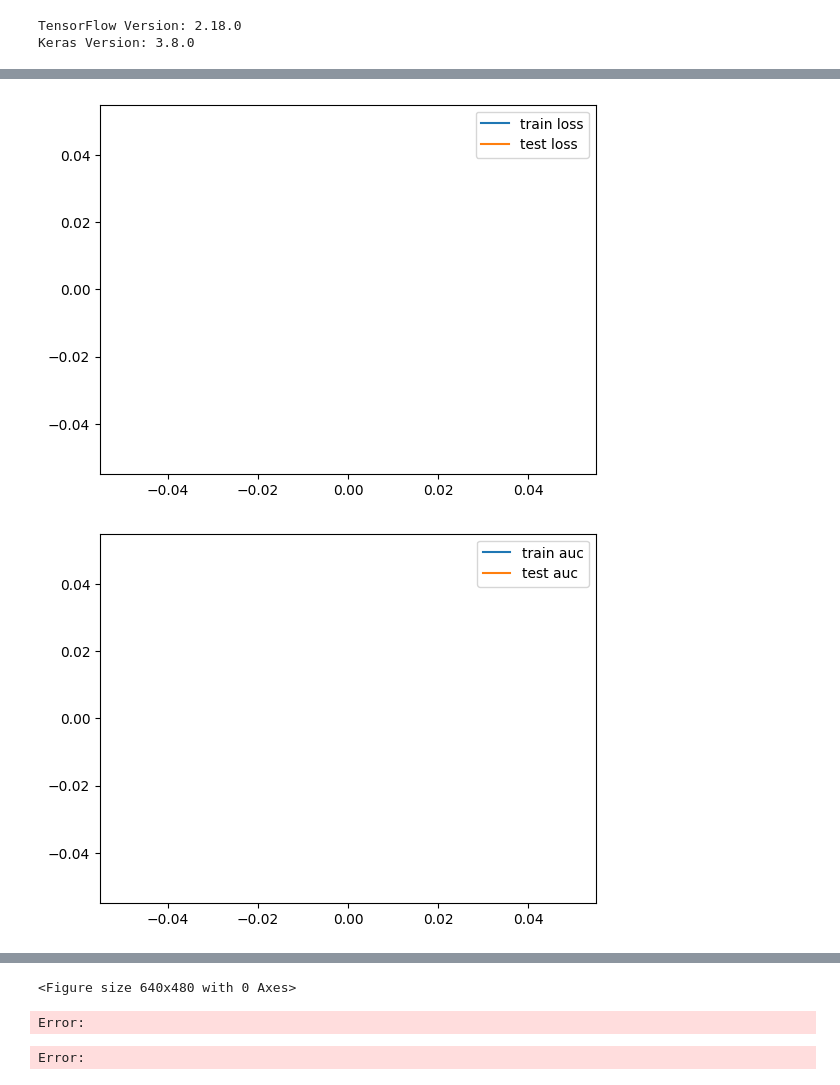
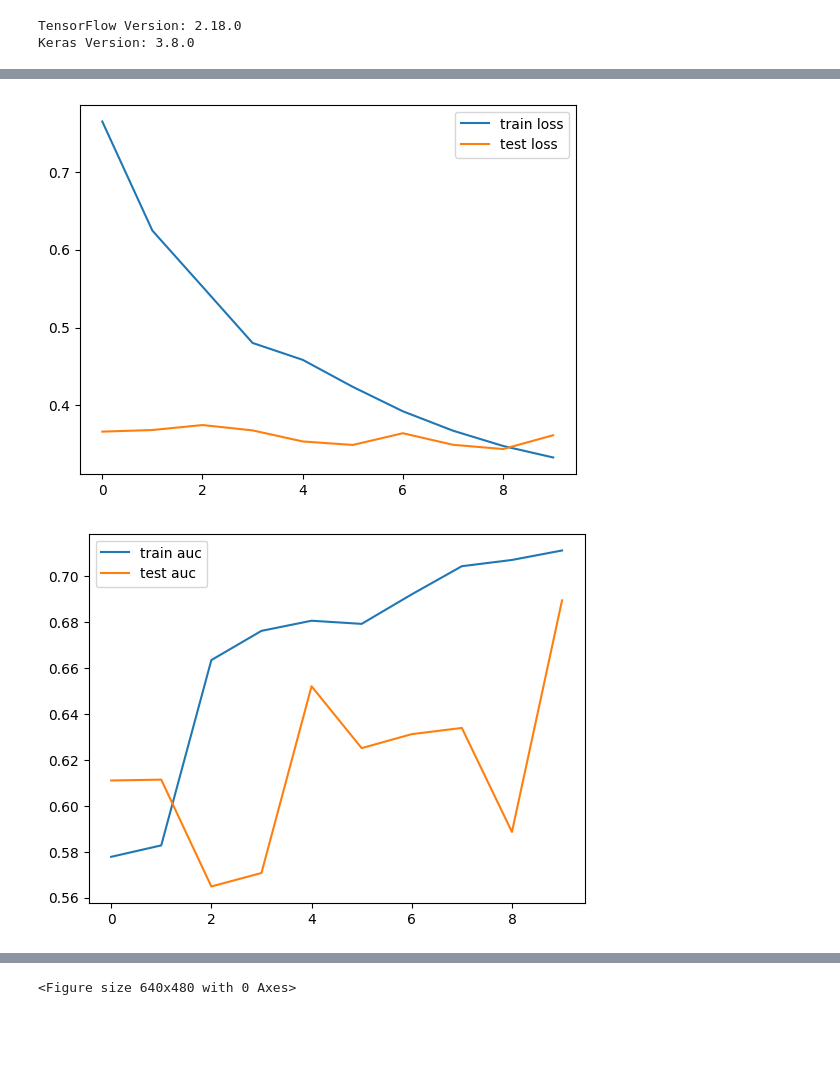
Before and after one commit to ZachParent/mai-object-recognition, a Jupyter notebook: practicals/p1/notes/professor's_notebooks/CNN_voc.ipynb, the cells around one changed output, grey strips where cells are left out. Saved outputs shown, nothing was run; the diff lists cells and outputs as text; code cells hidden in the pictures; blank space fills up the shorter version.

Commit message:
Modified saving model weights

```diff
--- a/practicals/p1/notes/professor's_notebooks/CNN_voc.ipynb
+++ b/practicals/p1/notes/professor's_notebooks/CNN_voc.ipynb
@@ -44,7 +44,7 @@ import os
 import tensorflow.keras.applications as app
 
 batch_size = 32
-n_epochs = 12
+n_epochs = 1
 per_sample_normalization = True
 data_augmentation = True
 net_name = [['resnet50','ResNet50'], ['inception_v3','InceptionV3'], ['mobilenet_v2','MobileNetV2']][0]
@@ -172,8 +172,8 @@ with open('test.txt', 'r') as f:
   test_list = f.readlines()
   for i in range(len(test_list)):
     test_list[i] = test_list[i].rsplit('\n',1)[0]
-n_train_steps = len(train_list) // batch_size
-n_test_steps = len(test_list) // batch_size
+n_train_steps = 10 #len(train_list) // batch_size
+n_test_steps = 10 #len(test_list) // batch_size
 
 train_loss_history = []
 train_acc_history = []
@@ -263,29 +262,29 @@ KeyboardInterrupt:
 # %%
 txt = "plot"
 
 # plot the loss
 plt.plot(train_loss_history, label='train loss')
 plt.plot(test_loss_history, label='test loss')
 plt.legend()
 plt.show()
 plt.savefig(txt+'_loss')
 
 # plot the AUC
 plt.plot(train_acc_history, label='train auc')
 plt.plot(test_acc_history, label='test auc')
 plt.legend()
 plt.show()
 plt.savefig(txt+'_auc')
 
 # plot the F1
 plt.plot(train_f1_history, label='train f1')
 plt.plot(test_f1_history, label='test f1')
 plt.legend()
 plt.show()
 plt.savefig(txt+'_f1')
 
 #save model to disk
-model.save_weights('model.h5')
+model.save_weights('model.weights.h5')
 # %% [output]
-[figure, old version]
+[figure, new version]
-[figure, old version]
+[figure, new version]
@@ -293,3 +292 @@ model.save_weights('model.h5')
 <Figure size 640x480 with 0 Axes>
-Error:
-Error:
```
Also changed, not shown: parts of 3 cells of this notebook.
